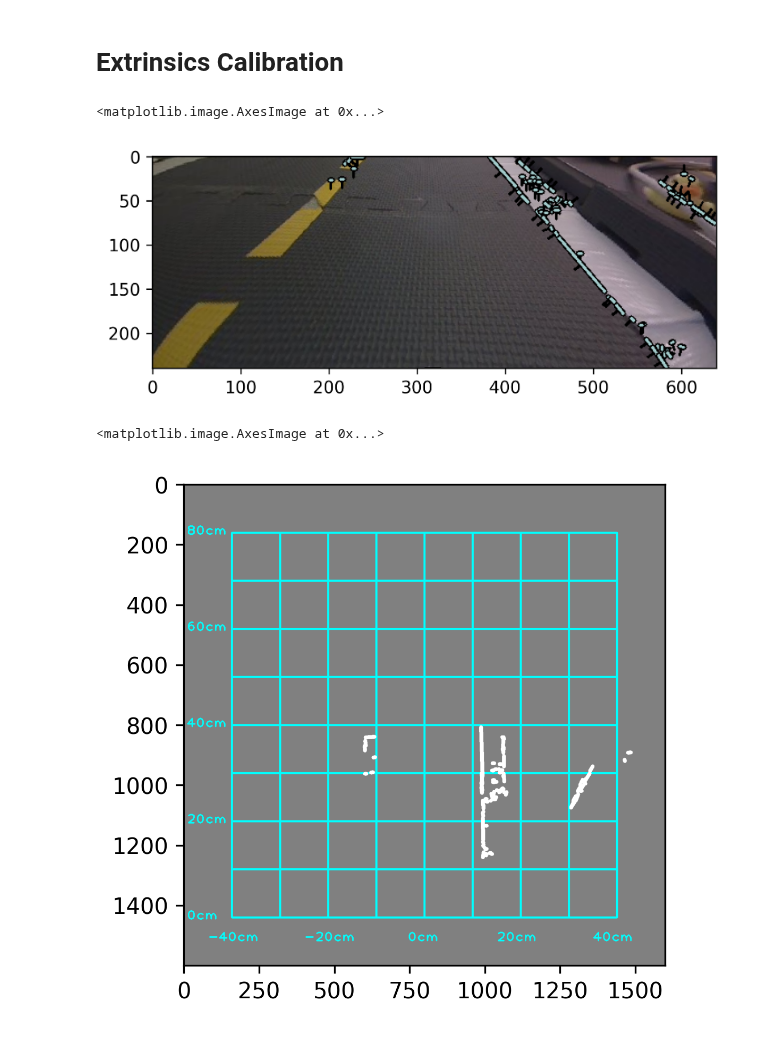
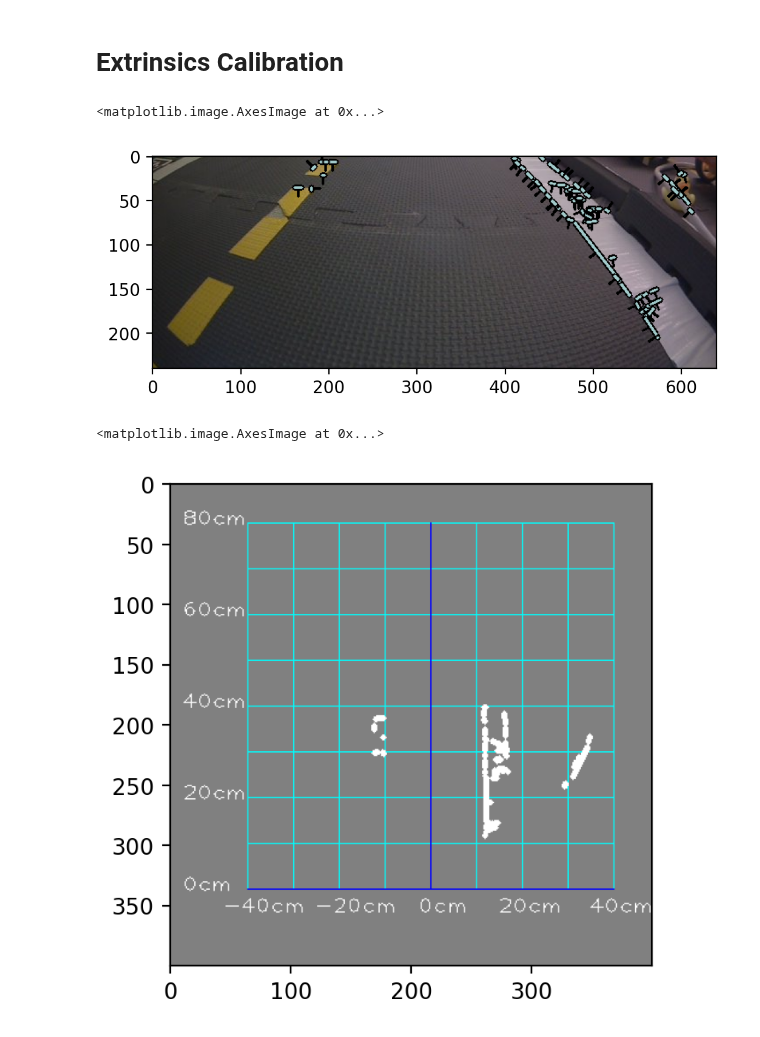
Before and after one commit to duckietown/lib-dt-computer-vision, a Jupyter notebook: notebooks/21-ground-projection.ipynb, the cells around one changed output. Drawn from its saved outputs; the diff is of its cells as text; code cells hidden in the pictures.

Commit message:
improved ground projection rendering

```diff
--- a/notebooks/21-ground-projection.ipynb
+++ b/notebooks/21-ground-projection.ipynb
@@ -8,13 +8,14 @@ import numpy as np
 import matplotlib.pyplot as plt
 
 import matplotlib as mpl
-mpl.rc("figure", dpi=300)
+
+mpl.rc("figure", dpi=200)
+
+import dt_computer_vision
 
 from dt_computer_vision.camera import CameraModel
 
 from dt_computer_vision.camera.calibration.extrinsics.boards import CalibrationBoard8by6
-from dt_computer_vision.camera.calibration.extrinsics.chessboard import find_corners
-from dt_computer_vision.camera.calibration.extrinsics.ransac import estimate_homography
 from dt_computer_vision.ground_projection.rendering import debug_image
 # %%
 from dt_computer_vision.ground_projection import GroundProjector
@@ -49,9 +50,6 @@ projector = GroundProjector(camera)
 
 assert image.shape == (480, 640, 3)
 # %%
-# rectify image
-image = camera.rectifier.rectify(image)
-
 # crop image (bottom-half)
 crop_height = int(camera.height * 0.5)
 image = image[crop_height:]
@@ -67,21 +65,36 @@ image_w_detections = cv2.cvtColor(image_w_detections, cv2.COLOR_BGR2RGB)
 plt.imshow(image_w_detections)
 # %% [output]
 <matplotlib.image.AxesImage at 0x...>
-[figure, old version]
+[figure, new version]
 # %%
 from dt_computer_vision.camera import Pixel
 
 # project segments onto the ground plane
 colored_segments = {
     (255, 255, 255): [
-        (projector.vector2ground(camera.pixel2vector(Pixel(s[0], s[1] + crop_height))),
-         projector.vector2ground(camera.pixel2vector(Pixel(s[2], s[3] + crop_height)))) for s in segments.lines
+        (
+            projector.vector2ground(
+                camera.pixel2vector(
+                    camera.rectifier.rectify_pixel(
+                        Pixel(s[0], s[1] + crop_height)
+                    )
+                )
+            ),
+            projector.vector2ground(
+                camera.pixel2vector(
+                    camera.rectifier.rectify_pixel(
+                        Pixel(s[2], s[3] + crop_height)
+                    )
+                )
+            )
+        )
+        for s in segments.lines
     ]
 }
 
-image_w_projected_segments = debug_image(colored_segments)
+image_w_projected_segments = debug_image(colored_segments, (400, 400))
 image_w_projected_segments = cv2.cvtColor(image_w_projected_segments, cv2.COLOR_BGR2RGB)
 plt.imshow(image_w_projected_segments)
 # %% [output]
 <matplotlib.image.AxesImage at 0x...>
-[figure, old version]
+[figure, new version]
```
